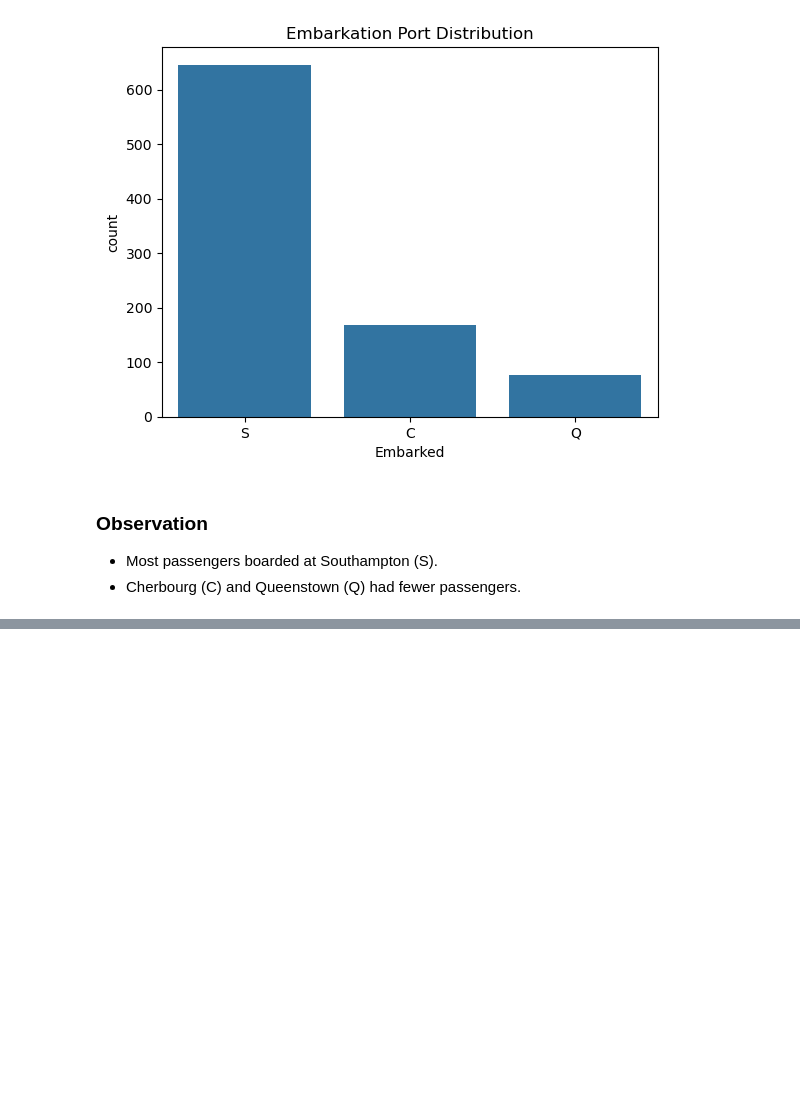
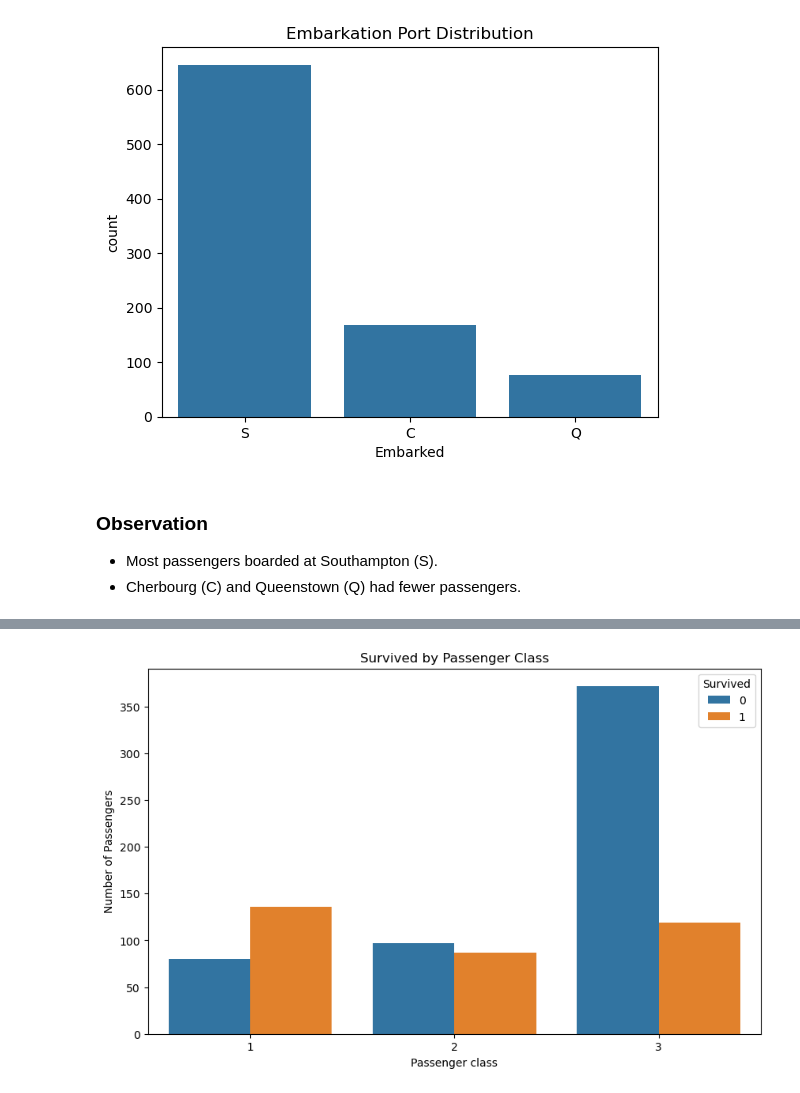
Before and after one commit to pavanpal00000-maker/Titanic--Survival-Analysis-, a Jupyter notebook: Notebooks/02_exploratory_data_analysis.ipynb, the cells around one changed output, grey strips where cells are left out. Cells and saved outputs as stored; diff of their text form; code cells hidden in the pictures; blank space fills up the shorter version.

```diff
--- a/Notebooks/02_exploratory_data_analysis.ipynb
+++ b/Notebooks/02_exploratory_data_analysis.ipynb
@@ -295,0 +365,16 @@ plt.show()
+# %%
+# ploting graph using countplot graph
+plt.figure(figsize=(10,6))   # set figure
+
+sns.countplot(
+    data = df,
+    x = 'Pclass',
+    hue = 'Survived'
+)
+
+plt.title('Survived by Passenger Class')
+plt.xlabel('Passenger class')
+plt.ylabel('Number of Passengers')
+plt.show()
+# %% [output]
+[figure, added]
```
Also changed, not shown: parts of 24 cells of this notebook.
